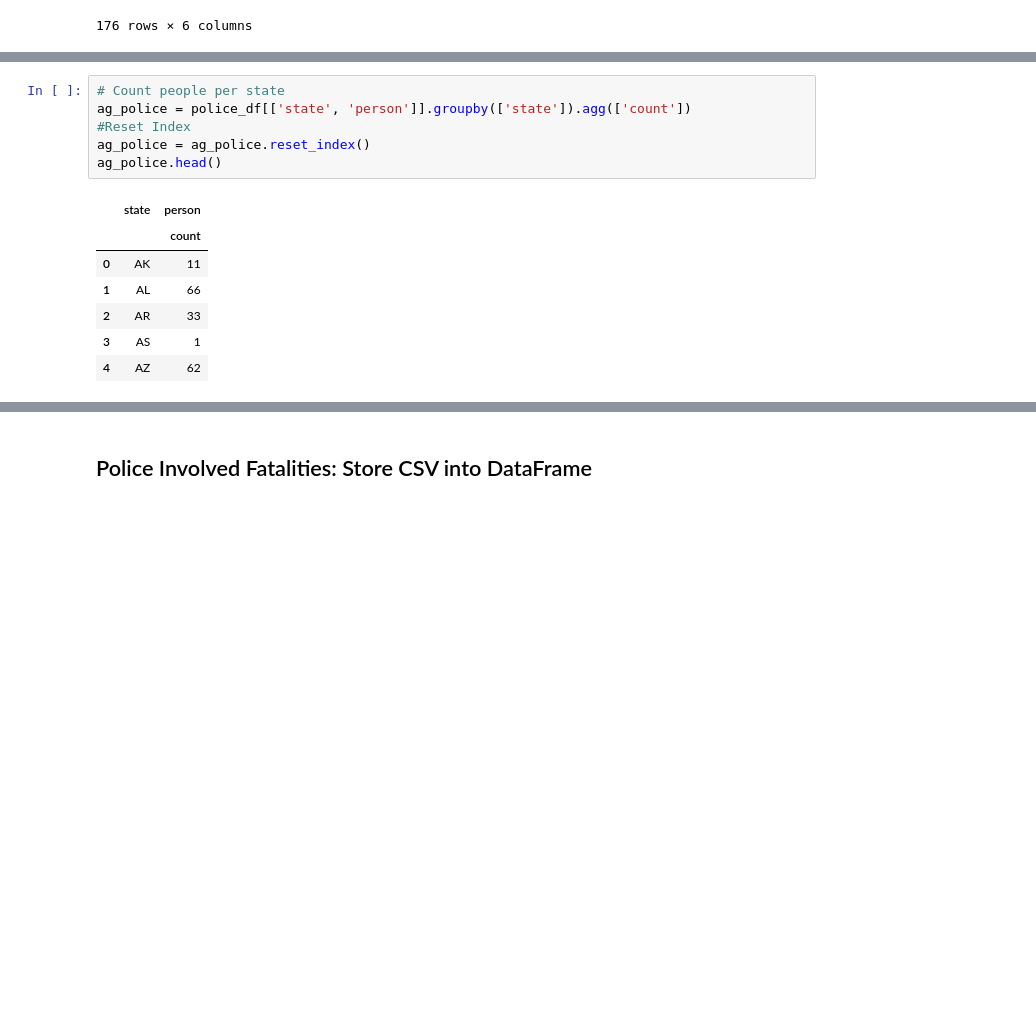
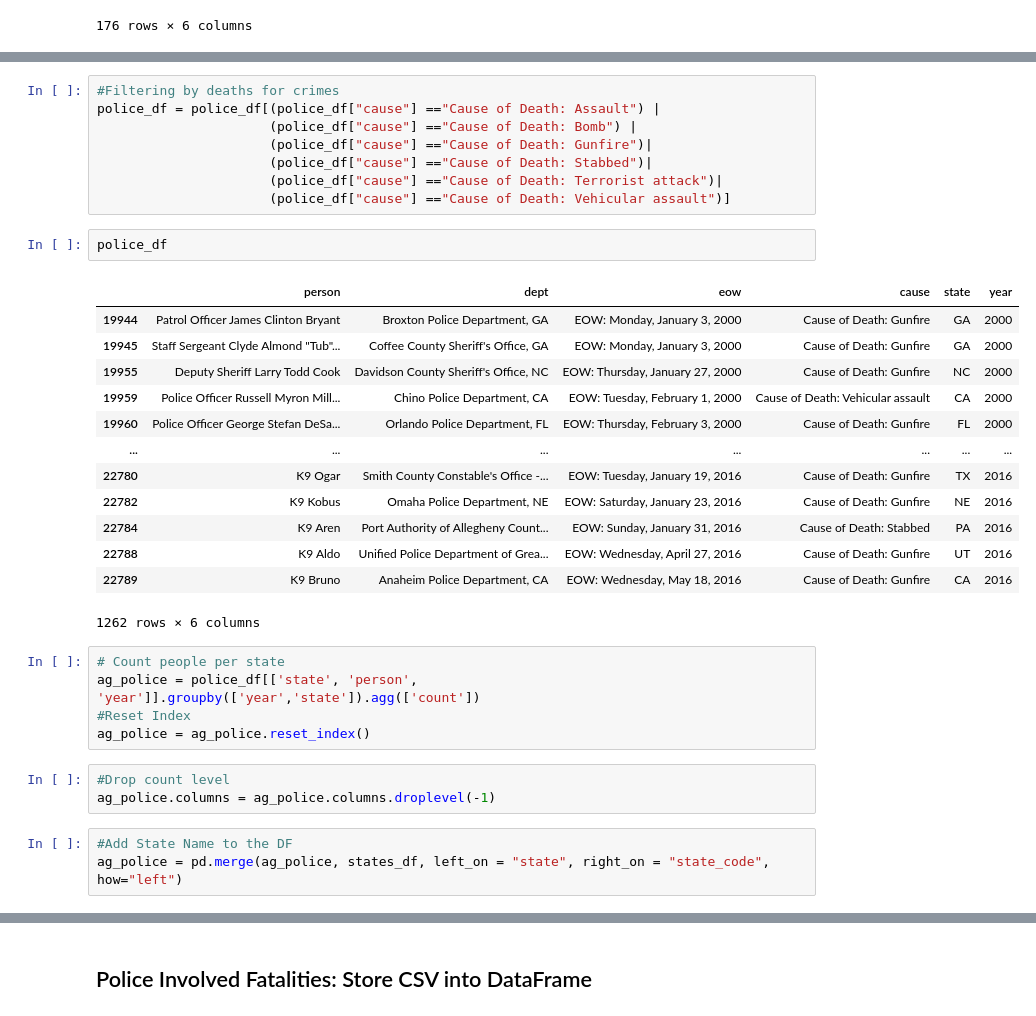
Before and after one commit to dianabaltazar/etl-project, a Jupyter notebook: etl_project.ipynb, the cells around one changed output, grey strips where cells are left out. Saved outputs shown, nothing was run; the diff lists cells and outputs as text; blank space fills up the shorter version.

```diff
--- a/etl_project.ipynb
+++ b/etl_project.ipynb
@@ -95,14 +137,35 @@ police_df.loc[(police_df['state']=='RR') | (police_df['state']=='TR') | (police_
+# %%
+#Filtering by deaths for crimes
+police_df = police_df[(police_df["cause"] =="Cause of Death: Assault") |
+                      (police_df["cause"] =="Cause of Death: Bomb") |
+                      (police_df["cause"] =="Cause of Death: Gunfire")|
+                      (police_df["cause"] =="Cause of Death: Stabbed")|
+                      (police_df["cause"] =="Cause of Death: Terrorist attack")|
+                      (police_df["cause"] =="Cause of Death: Vehicular assault")]
+# %%
+police_df
+# %% [output]
+|  | person | dept | eow | cause | state | year |
+| 19944 | Patrol Officer James Clinton Bryant | Broxton Police Department, GA | EOW: Monday, January 3, 2000 | Cause of Death: Gunfire | GA | 2000 |
+| 19945 | Staff Sergeant Clyde Almond "Tub"... | Coffee County Sheriff's Office, GA | EOW: Monday, January 3, 2000 | Cause of Death: Gunfire | GA | 2000 |
+| 19955 | Deputy Sheriff Larry Todd Cook | Davidson County Sheriff's Office, NC | EOW: Thursday, January 27, 2000 | Cause of Death: Gunfire | NC | 2000 |
+| 19959 | Police Officer Russell Myron Mill... | Chino Police Department, CA | EOW: Tuesday, February 1, 2000 | Cause of Death: Vehicular assault | CA | 2000 |
+| 19960 | Police Officer George Stefan DeSa... | Orlando Police Department, FL | EOW: Thursday, February 3, 2000 | Cause of Death: Gunfire | FL | 2000 |
+| ... | ... | ... | ... | ... | ... | ... |
+| 22780 | K9 Ogar | Smith County Constable's Office -... | EOW: Tuesday, January 19, 2016 | Cause of Death: Gunfire | TX | 2016 |
+| 22782 | K9 Kobus | Omaha Police Department, NE | EOW: Saturday, January 23, 2016 | Cause of Death: Gunfire | NE | 2016 |
+| 22784 | K9 Aren | Port Authority of Allegheny Count... | EOW: Sunday, January 31, 2016 | Cause of Death: Stabbed | PA | 2016 |
+| 22788 | K9 Aldo | Unified Police Department of Grea... | EOW: Wednesday, April 27, 2016 | Cause of Death: Gunfire | UT | 2016 |
+| 22789 | K9 Bruno | Anaheim Police Department, CA | EOW: Wednesday, May 18, 2016 | Cause of Death: Gunfire | CA | 2016 |
+1262 rows × 6 columns
 # %%
 # Count people per state
-ag_police = police_df[['state', 'person']].groupby(['state']).agg(['count'])
+ag_police = police_df[['state', 'person', 'year']].groupby(['year','state']).agg(['count'])
 #Reset Index
 ag_police = ag_police.reset_index()
-ag_police.head()
-# %% [output]
-|  | state | person |
-|  |  | count |
-| 0 | AK | 11 |
-| 1 | AL | 66 |
-| 2 | AR | 33 |
-| 3 | AS | 1 |
-| 4 | AZ | 62 |
+# %%
+#Drop count level
+ag_police.columns = ag_police.columns.droplevel(-1)
+# %%
+#Add State Name to the DF
+ag_police = pd.merge(ag_police, states_df, left_on = "state", right_on = "state_code", how="left")
```
Also changed, not shown: parts of 24 cells of this notebook.
